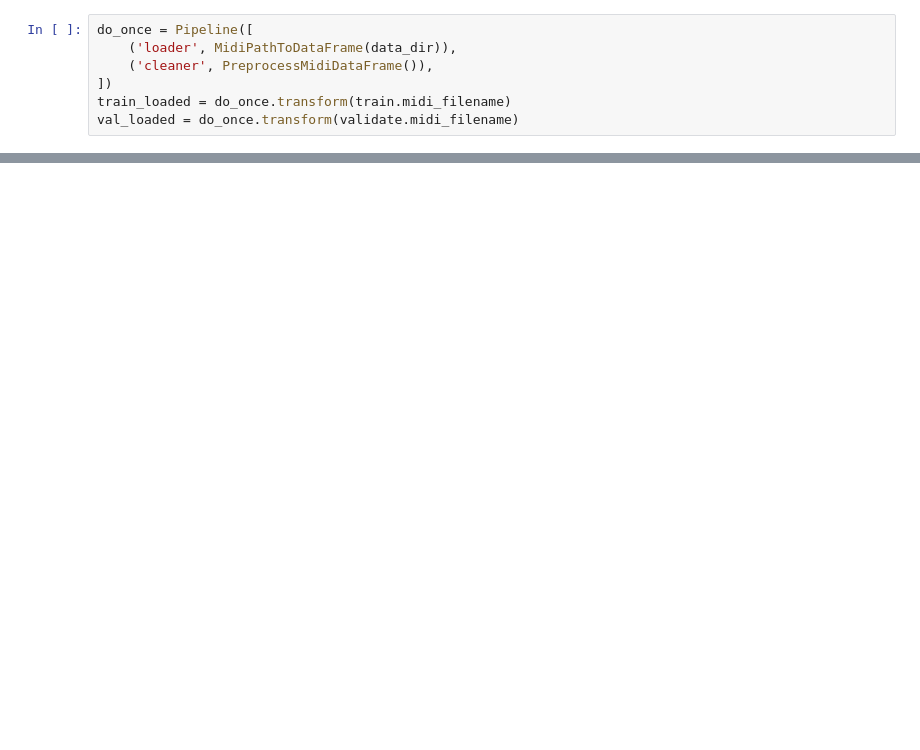
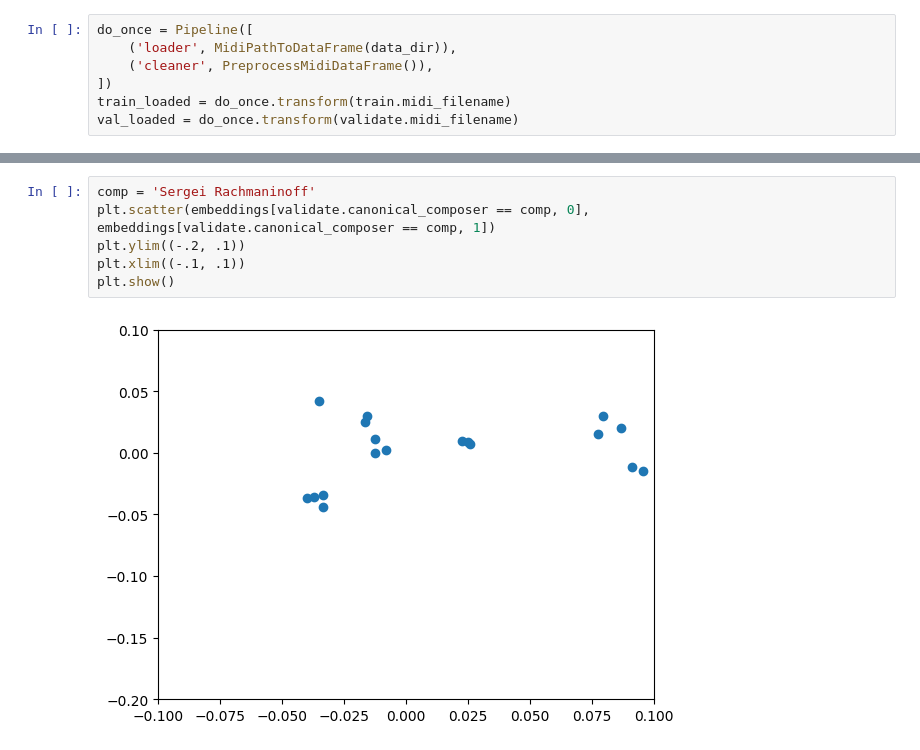
Before and after one commit to cloughurd/melodies, a Jupyter notebook: experiments/ModelCompare.ipynb, the cells around one changed output, grey strips where cells are left out. Drawn from its saved outputs; the diff is of its cells as text; blank space fills up the shorter version.

```diff
--- a/experiments/ModelCompare.ipynb
+++ b/experiments/ModelCompare.ipynb
@@ -87,0 +115,8 @@ NfIsf Iso4 kmeans
+# %%
+comp = 'Sergei Rachmaninoff'
+plt.scatter(embeddings[validate.canonical_composer == comp, 0], embeddings[validate.canonical_composer == comp, 1])
+plt.ylim((-.2, .1))
+plt.xlim((-.1, .1))
+plt.show()
+# %% [output]
+[figure, added]
```
Also changed, not shown: parts of 13 cells of this notebook, 2 other files.
